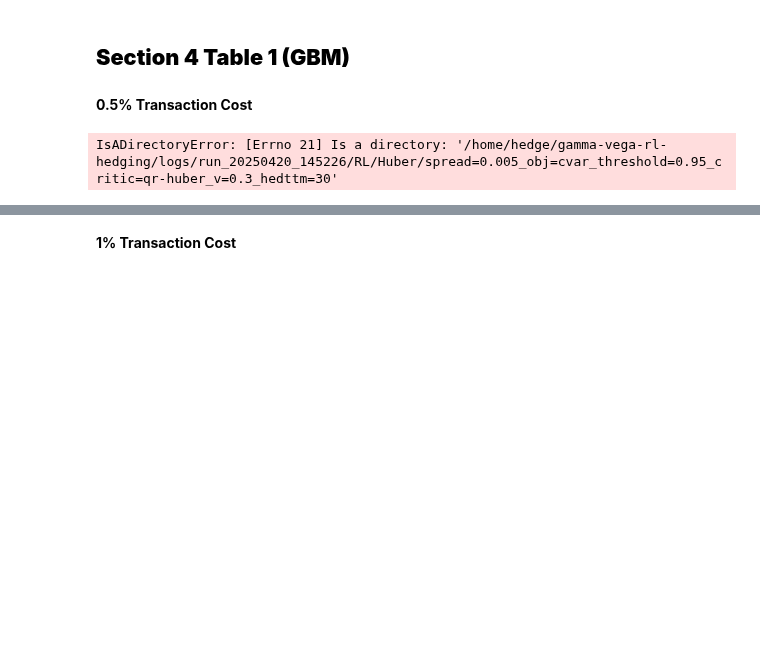
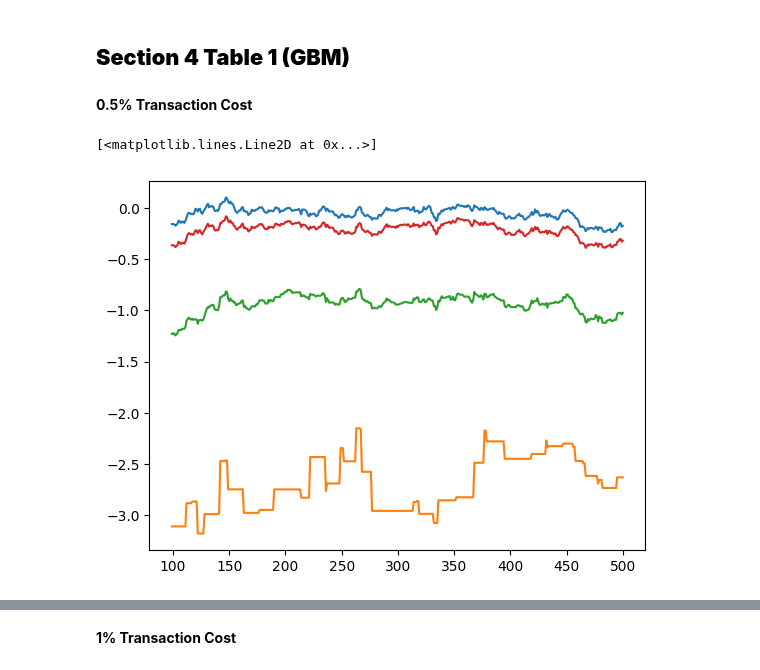
Before and after one commit to Dunkalot/gamma-vega-rl-hedging, a Jupyter notebook: result analysis/RL&Baseline_Strategy_Analysis.ipynb, the cells around one changed output, grey strips where cells are left out. Saved outputs shown, nothing was run; the diff lists cells and outputs as text; code cells hidden in the pictures; blank space fills up the shorter version.

```diff
--- a/result analysis/RL&Baseline_Strategy_Analysis.ipynb
+++ b/result analysis/RL&Baseline_Strategy_Analysis.ipynb
@@ -81,7 +61,7 @@ Successfully installed fastjsonschema-2.21.1 jsonschema-4.23.0 jsonschema-specif
 # %% [markdown]
 **0.5% Transaction Cost**
 # %%
-workfolder ='/home/hedge/gamma-vega-rl-hedging/logs/run_20250420_145226/RL/Huber/spread=0.005_obj=cvar_threshold=0.95_critic=qr-huber_v=0.3_hedttm=30'
+workfolder ='/home/hedge/gamma-vega-rl-hedging/logs/run_20250420_145226/RL/Huber/spread=0.005_obj=cvar_threshold=0.95_critic=qr-huber_v=0.3_hedttm=30/logs/train_loop/logs.csv'
 #workfolder2 = '../logs/batch14/Table1/TC05/RL/var/spread=0.005_obj=var_threshold=0.95_critic=qr_v=0.0_hedttm=30'
 #workfolder3 = '../logs/batch14/Table1/TC05/RL/cvar/spread=0.005_obj=cvar_threshold=0.95_critic=qr_v=0.0_hedttm=30'
 #gkfolder = '../logs/batch14/Table1/TC05/Baseline/delta/greekhedge_spread=0.005_v=0.0_hedttm=30'
@@ -98,34 +78,37 @@ def rolling_cvar95(returns: pd.Series, window: int, alpha = 0.95) -> pd.Series:
     """
     Calculate rolling Conditional Value at Risk (CVaR) at the 95% confidence level.
 
     Parameters:
     - returns: A pandas Series of periodic returns.
     - window: The lookback window (in number of observations) over which to compute the CVaR.
 
     Returns:
     - A pandas Series of the same length as `returns`, containing the CVaR95 for each rolling window.
       Values for the first (window-1) entries will be NaN.
     """
     def cvar(x: np.ndarray) -> float:
         # Compute the 5th percentile (VaR at 95% confidence)
         var_level = np.percentile(x, 100 * (1 - alpha))
         # Average of all returns less than or equal to the VaR threshold
         return x[x <= var_level].mean()
 
     # Use rolling window with raw numpy array for speed
     return returns.rolling(window=window).apply(lambda x: cvar(x), raw=True)
 
 df =pd.read_csv(workfolder_train_loop, dtype={'episode_return': np.float32})
 df['episode_return'] = df['episode_return'].astype(np.float32)
 df['rolling_cvar95'] = rolling_cvar95(df['episode_return'], window=100)
 df['rolling_cvar50'] = rolling_cvar95(df['episode_return'], window=100, alpha=0.5)
 df['rolling_cvar05'] = rolling_cvar95(df['episode_return'], window=100, alpha=0.05)
+df['mean'] = df['episode_return'].rolling(100).mean()
 
+plt.plot(df['mean'])
 plt.plot(df['rolling_cvar95'])
 plt.plot(df['rolling_cvar50'])
 plt.plot(df['rolling_cvar05'])
 # %% [output]
-IsADirectoryError: [Errno 21] Is a directory: '/home/hedge/gamma-vega-rl-hedging/logs/run_20250420_145226/RL/Huber/spread=0.005_obj=cvar_threshold=0.95_critic=qr-huber_v=0.3_hedttm=30'
+[<matplotlib.lines.Line2D at 0x...>]
+[figure, added]
 # %%
 workfolder = '/home/hedge/gamma-vega-rl-hedging/logs/run_20250420_145226/RL/Huber/spread=0.005_obj=cvar_threshold=0.95_critic=qr-huber_v=0.3_hedttm=30'
 eval_quantiles = [0.95, 0.85, 0.75,0.65]
```
Also changed, not shown: parts of 2 cells of this notebook, 7 other files.
